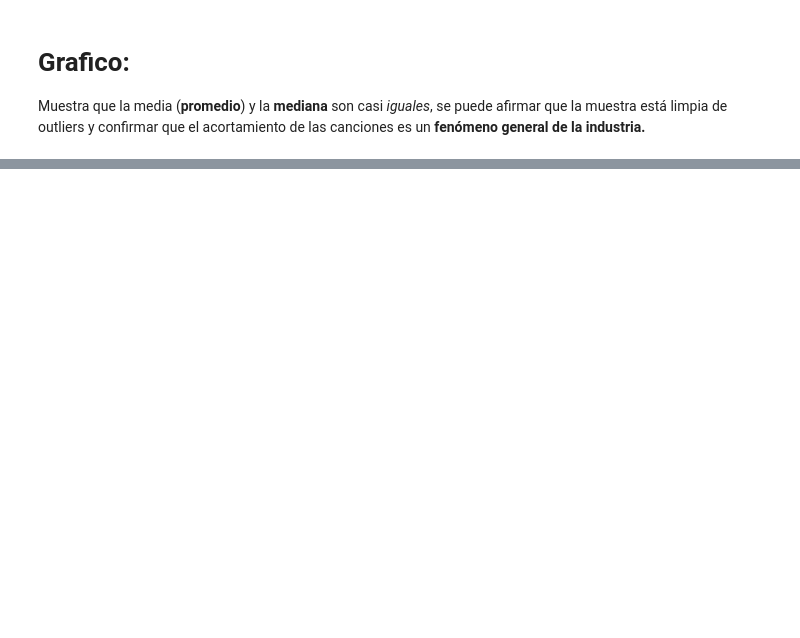
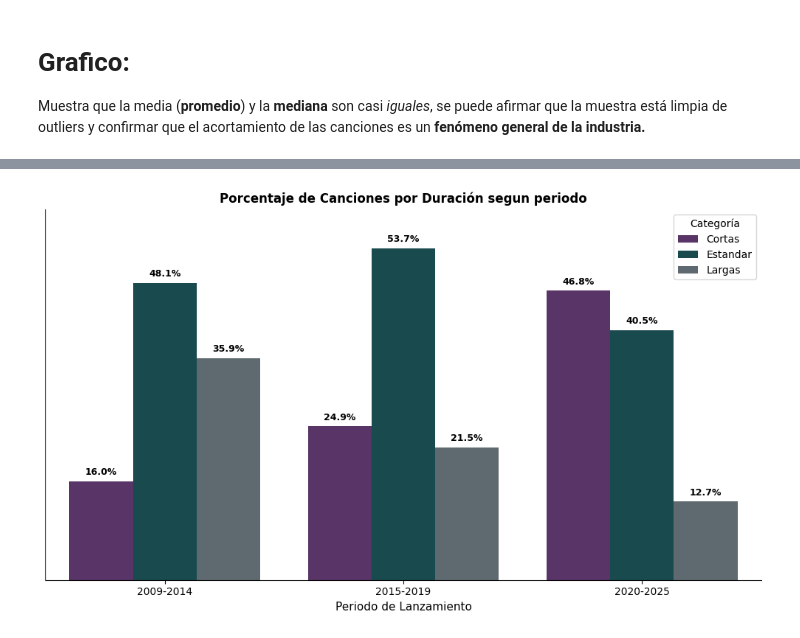
Before and after one commit to OjedaRocio/TP-Grupal-Laboratorio-2C-2026, a Jupyter notebook: TP_Grupal.ipynb, the cells around one changed output, grey strips where cells are left out. Saved outputs shown, nothing was run; the diff lists cells and outputs as text; code cells hidden in the pictures; blank space fills up the shorter version.

```diff
--- a/TP_Grupal.ipynb
+++ b/TP_Grupal.ipynb
@@ -48,7 +48,7 @@ RUTA_LOCAL_COLAB = '/content/track_data_final.csv'
 RUTA_DRIVE_ROCIO = '/content/drive/MyDrive/track_data_final.csv'
 #ACA DEBEN DE CAMBIAR EL LINK DIRECTO A SU DRIVE, DESDE ARCHIVOS ABREN DRIVE BUSCAN EL DATA Y EN LOS TRES PUNTOS COPIAR RUTA DE ACCESO.
 RUTA_DRIVE_VALENTINA = '/content/drive/MyDrive/dataset_colab/archivo.csv'
-RUTA_DRIVE_HILDA = '/content/drive/MyDrive/Compartido/track_data_final.csv'
+RUTA_DRIVE_HILDA = '/content/drive/MyDrive/DatosTP/track_data_final.csv'
 RUTA_DRIVE_TANIA = '/content/drive/MyDrive/Compartido/track_data_final.csv'
 
 # El código intenta elegir automáticamente la ruta que esté disponible en el entorno actual
@@ -595,0 +598,47 @@ plt.show()
+# %%
+# Categorizamos segun duración
+df.loc[df['Duración (minutos)'] <3.0, 'Categoria_Duracion'] = 'Cortas'
+df.loc[(df['Duración (minutos)'] >= 3.0) & (df['Duración (minutos)'] <= 4.0), 'Categoria_Duracion'] = 'Estandar'
+df.loc[df['Duración (minutos)'] > 4.0, 'Categoria_Duracion'] = 'Largas'
+
+# Creamos los 3 Períodos Temporales
+df.loc[df['Año de lanzamiento'] < 2015, 'Periodo'] = '2009-2014'
+df.loc[(df['Año de lanzamiento'] >= 2015) & (df['Año de lanzamiento'] <= 2019),'Periodo'] = '2015-2019'
+df.loc[df['Año de lanzamiento'] >= 2020, 'Periodo'] = '2020-2025'
+
+# Porcentaje (%) de categoria por periodo
+df_pct = df.groupby('Periodo')['Categoria_Duracion'].value_counts(normalize=True).reset_index(name='Porcentaje')
+df_pct['Porcentaje'] = df_pct['Porcentaje'] * 100
+
+
+# Grafico de Barras
+plt.figure(figsize=(10, 6))
+ax = sns.barplot(
+              data=df_pct,
+              x='Periodo',
+              y='Porcentaje',
+              hue='Categoria_Duracion',
+              hue_order=['Cortas','Estandar','Largas'],
+              palette=['#5B2C6F', '#0F5257', '#5C6B73'])
+
+# Para poner porcentajes sobre las barras
+plt.ylim(0, 60)
+for container in ax.containers:
+  ax.bar_label(container, fmt='%.1f%%', padding=4, fontsize=9, fontweight='bold')
+
+# Para ocultar eje x
+ax.get_yaxis().set_visible(False)
+sns.despine(left=True)
+
+plt.title("Porcentaje de Canciones por Duración segun periodo",fontsize=12, fontweight="bold")
+plt.xlabel("Periodo de Lanzamiento", fontsize=11)
+#plt.ylabel("Porcentaje sobre el total del periodo (%)", fontsize=11)
+plt.legend(title="Categoría")
+plt.grid(axis='y', linestyle="--", alpha=0.5)
+
+sns.despine()
+plt.tight_layout()
+plt.savefig("grafico_porcentaje_duracion_por_periodo.png", dpi=300, bbox_inches="tight")
+plt.show()
+# %% [output]
+[figure, added]
```
Also changed, not shown: parts of 12 cells of this notebook.
